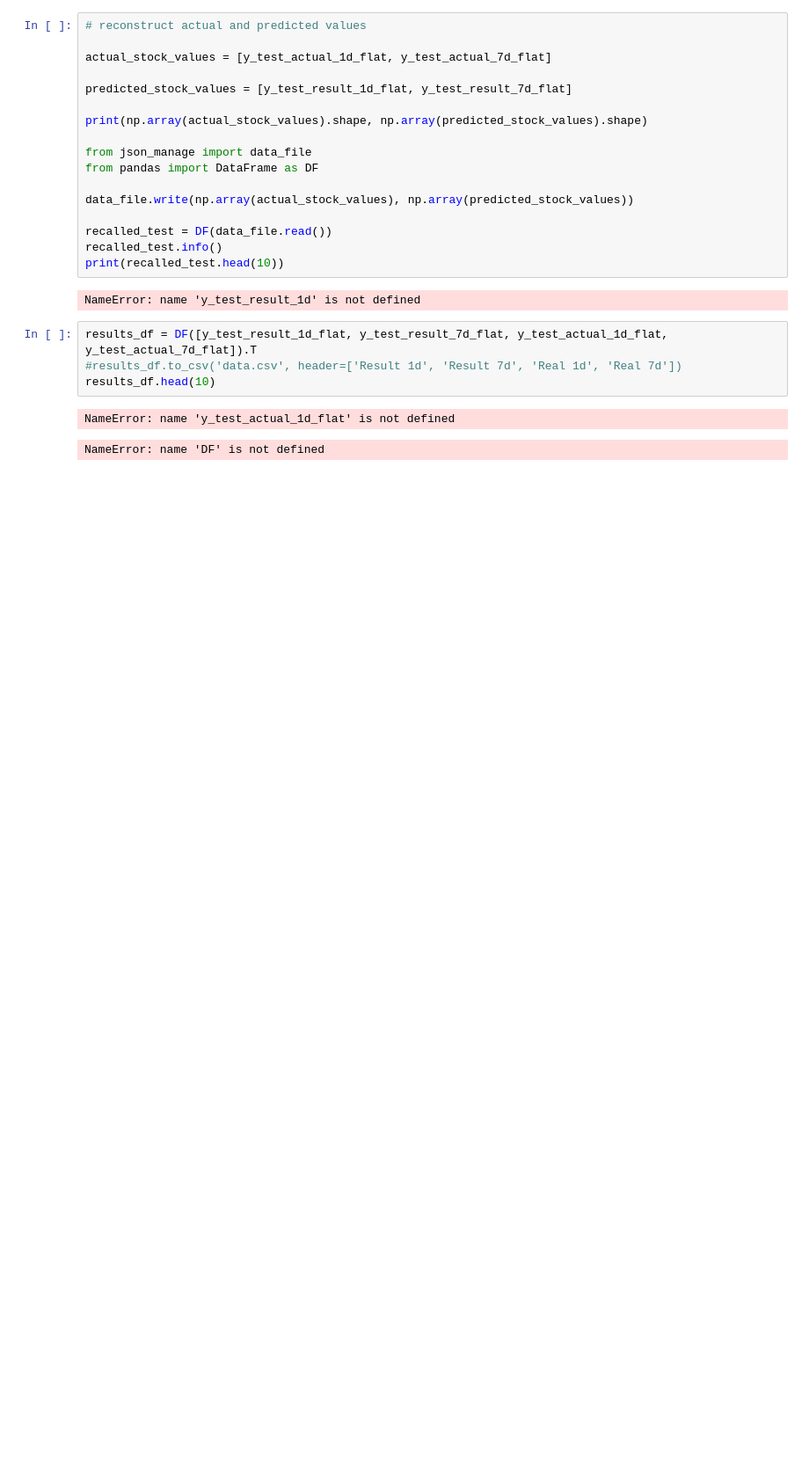
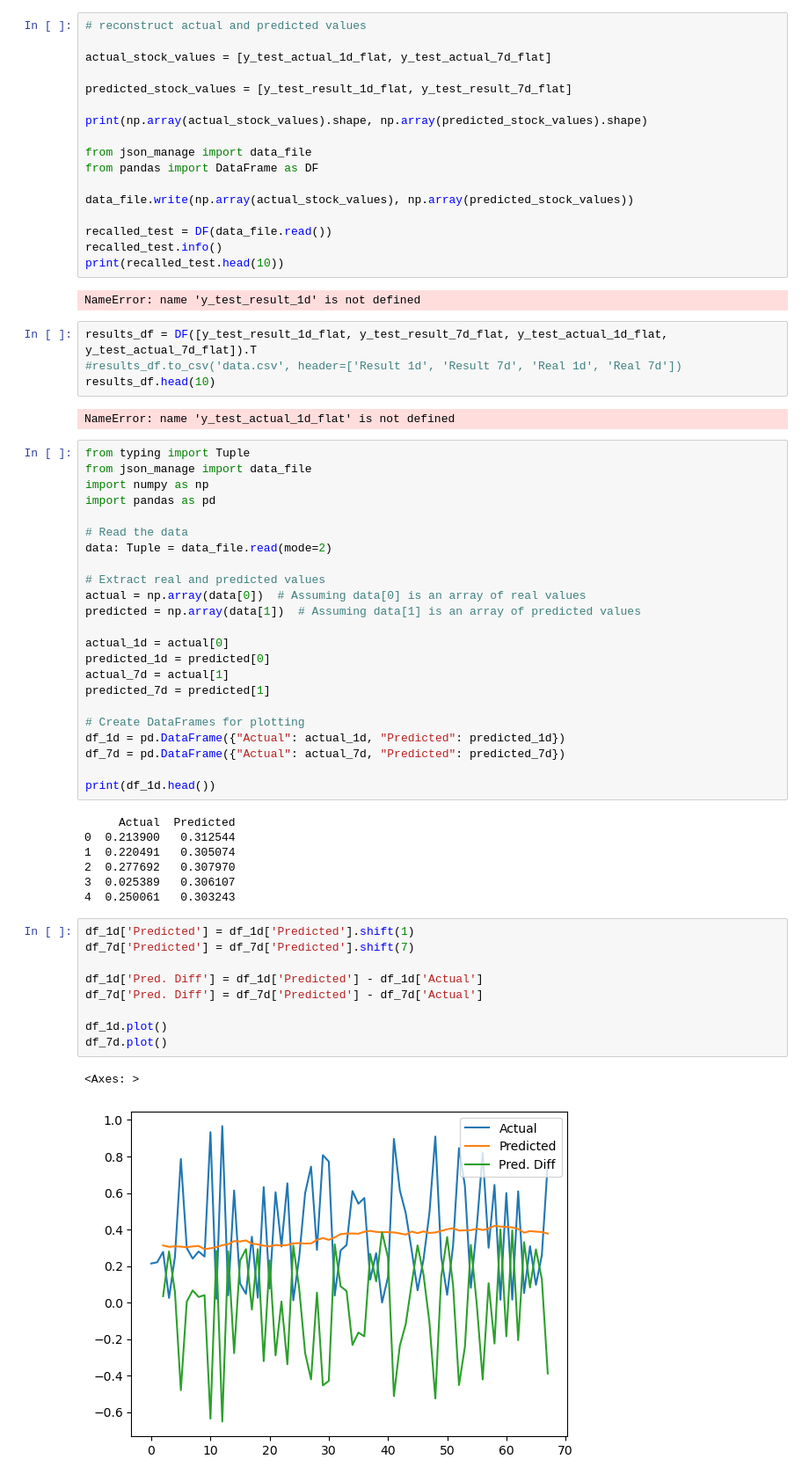
Before and after one commit to willhampshire/stock_prediction, a Jupyter notebook: model_testing.ipynb, the cells around one changed output. Shown at 88% size. Saved outputs shown, nothing was run; the diff lists cells and outputs as text; blank space fills up the shorter version.

Commit message:
Documentation and visualisation improvements

```diff
--- a/model_testing.ipynb
+++ b/model_testing.ipynb
@@ -184,5 +184,44 @@ results_df.head(10)
 # %% [output]
 NameError: name 'y_test_actual_1d_flat' is not defined
 # %%
+from typing import Tuple
+from json_manage import data_file
+import numpy as np
+import pandas as pd
+
+# Read the data
+data: Tuple = data_file.read(mode=2)
+
+# Extract real and predicted values
+actual = np.array(data[0])  # Assuming data[0] is an array of real values
+predicted = np.array(data[1])  # Assuming data[1] is an array of predicted values
+
+actual_1d = actual[0]
+predicted_1d = predicted[0]
+actual_7d = actual[1]
+predicted_7d = predicted[1]
+
+# Create DataFrames for plotting
+df_1d = pd.DataFrame({"Actual": actual_1d, "Predicted": predicted_1d})
+df_7d = pd.DataFrame({"Actual": actual_7d, "Predicted": predicted_7d})
+
+print(df_1d.head())
 # %% [output]
-NameError: name 'DF' is not defined
+     Actual  Predicted
+0  0.213900   0.312544
+1  0.220491   0.305074
+2  0.277692   0.307970
+3  0.025389   0.306107
+4  0.250061   0.303243
+# %%
+df_1d['Predicted'] = df_1d['Predicted'].shift(1)
+df_7d['Predicted'] = df_7d['Predicted'].shift(7)
+
+df_1d['Pred. Diff'] = df_1d['Predicted'] - df_1d['Actual']
+df_7d['Pred. Diff'] = df_7d['Predicted'] - df_7d['Actual']
+
+df_1d.plot()
+df_7d.plot()
+# %% [output]
+<Axes: >
+[figure, added]
```
Also changed, not shown: parts of 1 cell of this notebook, 10 other files.
